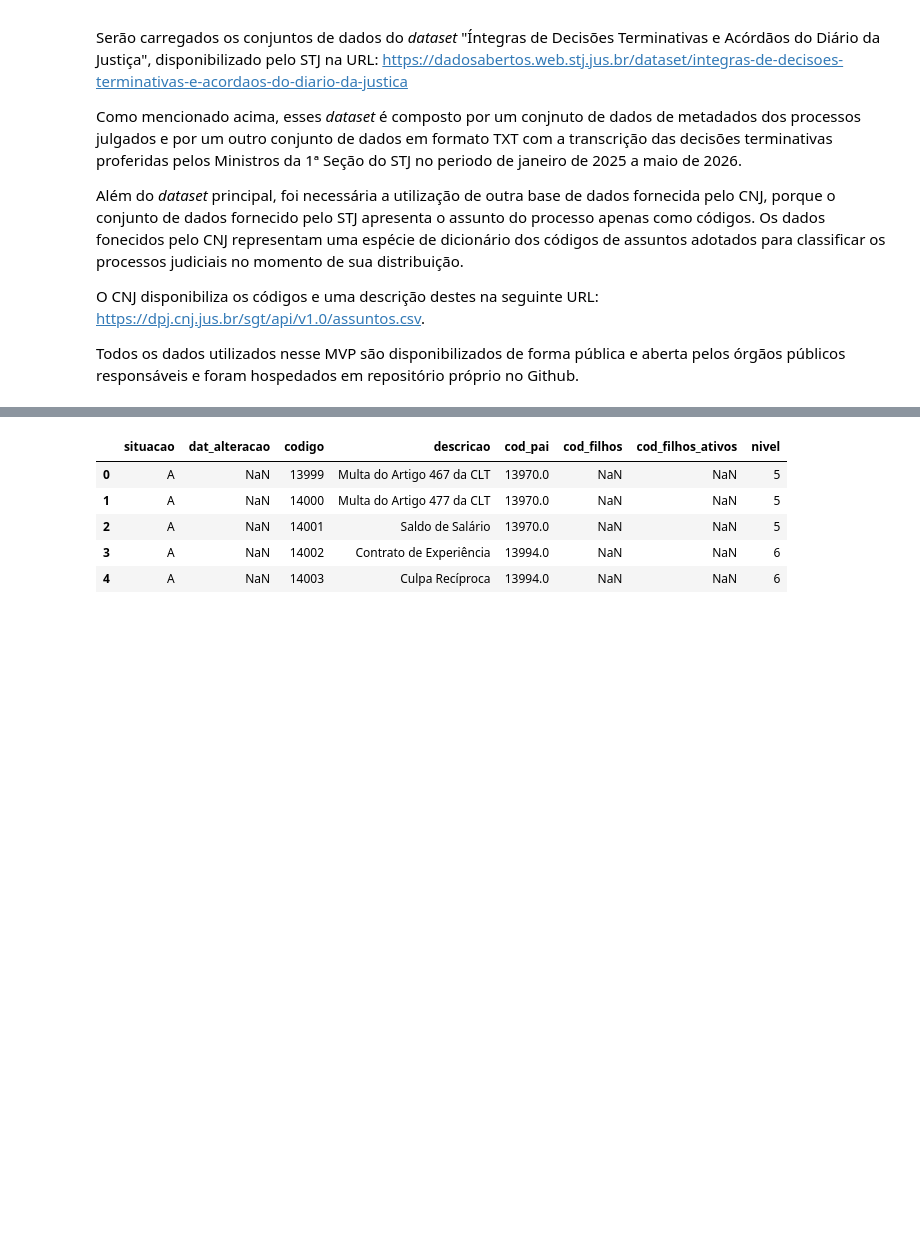
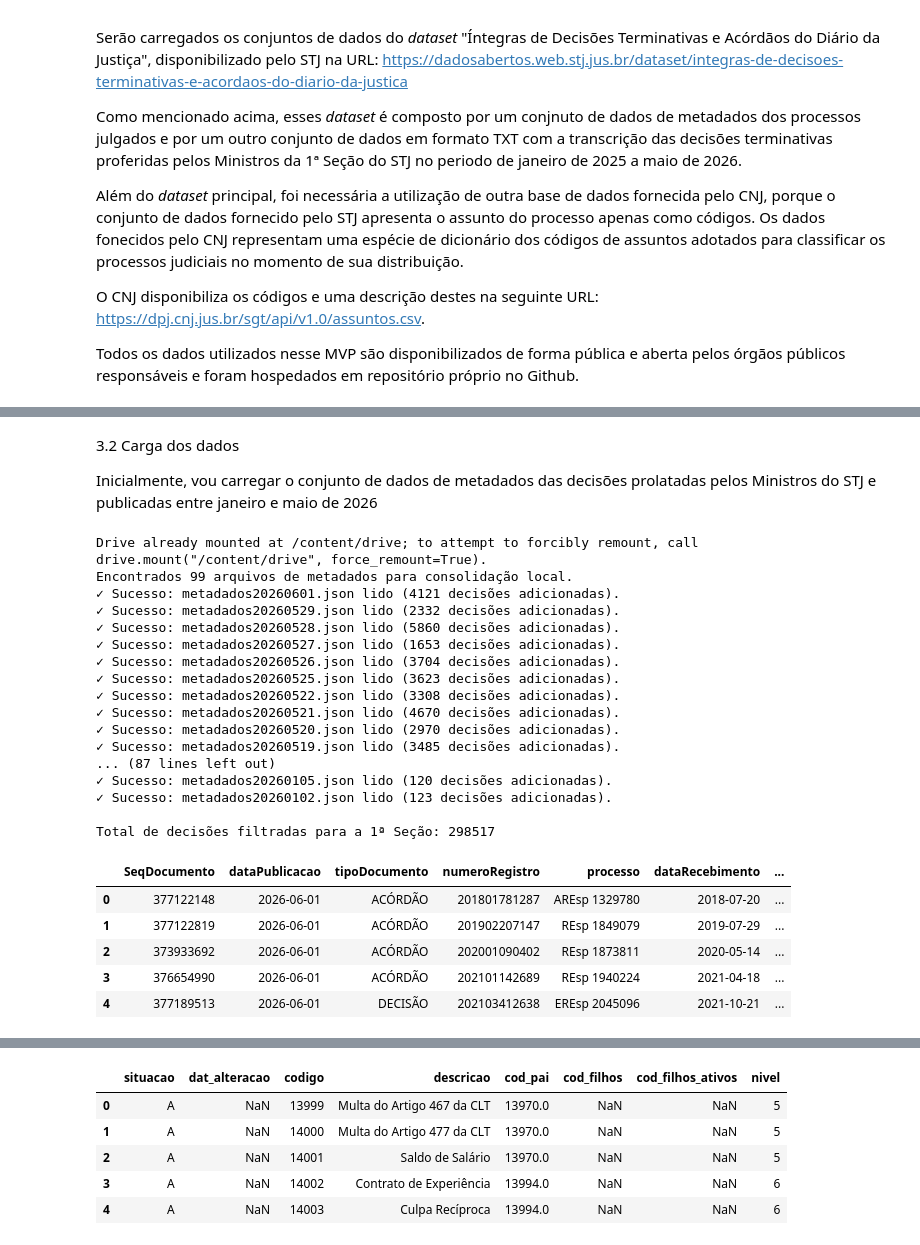
Before and after one commit to rafaeldebarros/MVP_machine_learning, a Jupyter notebook: MVP_ML_DL.ipynb, the cells around one changed output, grey strips where cells are left out. Cells and saved outputs as stored; diff of their text form; code cells hidden in the pictures; blank space fills up the shorter version.

```diff
--- a/MVP_ML_DL.ipynb
+++ b/MVP_ML_DL.ipynb
@@ -142,0 +138,70 @@ df = pd.DataFrame(metadados_decisoes_1S)
+# %% [markdown]
+3.2 Carga dos dados
+
+Inicialmente, vou carregar o conjunto de dados de metadados das decisões prolatadas pelos Ministros do STJ e publicadas entre janeiro e maio de 2026
+# %%
+
+# 1. Montar o Google Drive
+drive.mount('/content/drive')
+
+# Definir o caminho para a pasta dos metadados no Google Drive
+caminho_pasta_metadados = '/content/drive/MyDrive/Colab Notebooks/metadados_decisoes_stj'
+
+# Procura por todos os arquivos que começam com 'metadados' e terminam com '.json' dentro da pasta
+arquivos_json = glob.glob(os.path.join(caminho_pasta_metadados, "metadados*.json"))
+print(f"Encontrados {len(arquivos_json)} arquivos de metadados para consolidação local.")
+
+base_consolidada = []
+arquivos_processados = 0
+
+for arquivo_path in arquivos_json:
+    nome_arquivo = os.path.basename(arquivo_path)
+    try:
+        with open(arquivo_path, 'r', encoding='utf-8') as f:
+            dados_do_dia = json.load(f)
+
+            if isinstance(dados_do_dia, list):
+                base_consolidada.extend(dados_do_dia)
+            else:
+                base_consolidada.append(dados_do_dia)
+
+            arquivos_processados += 1
+            print(f"✓ Sucesso: {nome_arquivo} lido ({len(dados_do_dia)} decisões adicionadas).")
+    except Exception as e:
+        print(f"✗ Erro ao ler o arquivo {nome_arquivo}: {e}")
+
+# Criando o DataFrame inicial a partir dos JSONs lidos
+df_raw = pd.DataFrame(base_consolidada)
+
+# Converter colunas de data para o tipo datetime
+df_raw['dataPublicacao'] = pd.to_datetime(df_raw['dataPublicacao'], errors='coerce')
+df_raw['dataRecebimento'] = pd.to_datetime(df_raw['dataRecebimento'], errors='coerce')
+df_raw['dataDistribuição'] = pd.to_datetime(df_raw['dataDistribuição'], errors='coerce')
+
+print(f"\nTotal de decisões filtradas para a 1ª Seção: {len(df_raw)}")
+
+display(df_raw.head())
+# %% [output]
+Drive already mounted at /content/drive; to attempt to forcibly remount, call drive.mount("/content/drive", force_remount=True).
+Encontrados 99 arquivos de metadados para consolidação local.
+✓ Sucesso: metadados20260601.json lido (4121 decisões adicionadas).
+✓ Sucesso: metadados20260529.json lido (2332 decisões adicionadas).
+✓ Sucesso: metadados20260528.json lido (5860 decisões adicionadas).
+✓ Sucesso: metadados20260527.json lido (1653 decisões adicionadas).
+✓ Sucesso: metadados20260526.json lido (3704 decisões adicionadas).
+✓ Sucesso: metadados20260525.json lido (3623 decisões adicionadas).
+✓ Sucesso: metadados20260522.json lido (3308 decisões adicionadas).
+✓ Sucesso: metadados20260521.json lido (4670 decisões adicionadas).
+✓ Sucesso: metadados20260520.json lido (2970 decisões adicionadas).
+✓ Sucesso: metadados20260519.json lido (3485 decisões adicionadas).
+... (87 lines left out)
+✓ Sucesso: metadados20260105.json lido (120 decisões adicionadas).
+✓ Sucesso: metadados20260102.json lido (123 decisões adicionadas).
+
+Total de decisões filtradas para a 1ª Seção: 298517
+|  | SeqDocumento | dataPublicacao | tipoDocumento | numeroRegistro | processo | dataRecebimento | ... |
+| 0 | 377122148 | 2026-06-01 | ACÓRDÃO | 201801781287 | AREsp 1329780 | 2018-07-20 | ... |
+| 1 | 377122819 | 2026-06-01 | ACÓRDÃO | 201902207147 | REsp 1849079 | 2019-07-29 | ... |
+| 2 | 373933692 | 2026-06-01 | ACÓRDÃO | 202001090402 | REsp 1873811 | 2020-05-14 | ... |
+| 3 | 376654990 | 2026-06-01 | ACÓRDÃO | 202101142689 | REsp 1940224 | 2021-04-18 | ... |
+| 4 | 377189513 | 2026-06-01 | DECISÃO | 202103412638 | EREsp 2045096 | 2021-10-21 | ... |
```
Also changed, not shown: parts of 79 cells of this notebook.
